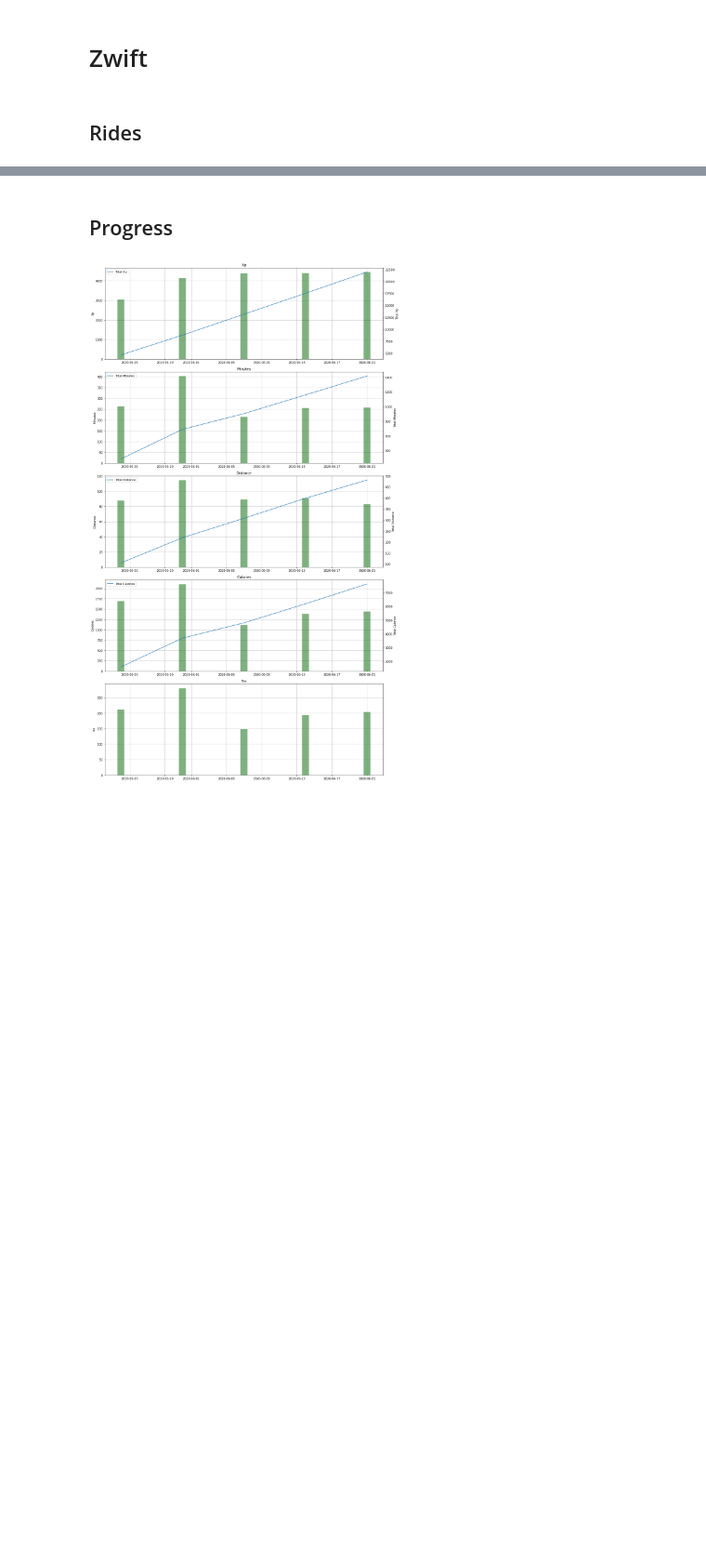
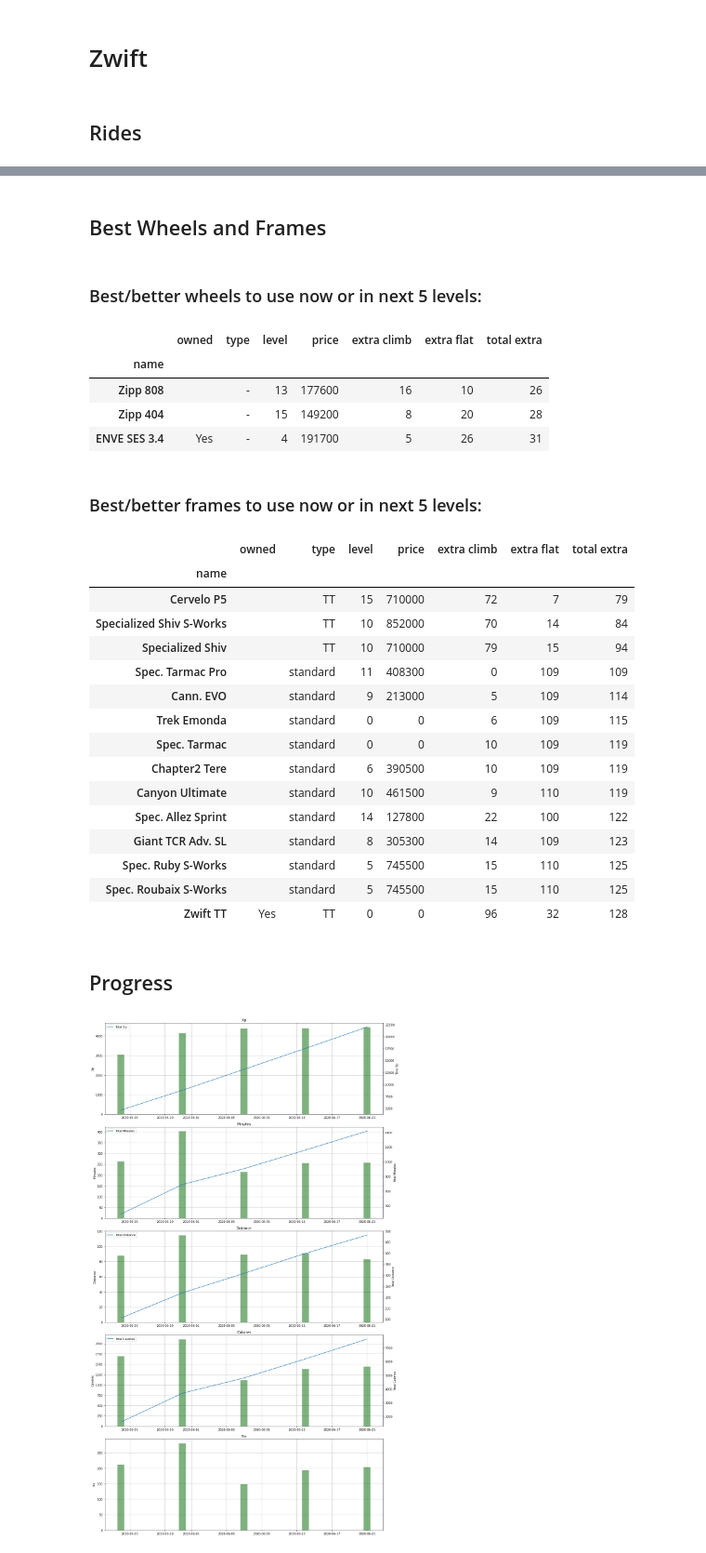
Before and after one commit to bennylp/zwift-training, a Jupyter notebook: zwift-planner.ipynb, the cells around one changed output, grey strips where cells are left out. Shown at 93% size. Cells and saved outputs as stored; diff of their text form; code cells hidden in the pictures; blank space fills up the shorter version.

```diff
--- a/zwift-planner.ipynb
+++ b/zwift-planner.ipynb
@@ -48,3 +52,67 @@ display(rides)
+# %% [markdown]
+## Best Wheels and Frames
+# %%
+def rank_gear(gear, level=None, look_forward_level=2):
+    if level is None:
+        level = my_level
+
+    gears = pd.read_excel(f'{gear}.xlsx')
+    gears = gears[['owned', 'name', 'type', 'level', 'price', 'flat time', 'climb time']]
+    gears = gears.set_index('name')
+    gears['owned'] = gears['owned'].replace(1, 'Yes').fillna('')
+    gears['total time'] = gears['flat time'] + gears['climb time']
+    best_time = gears['total time'].min()
+    best_climb = gears['climb time'].min()
+    best_flat = gears['flat time'].min()
+
+    gears['extra climb'] = gears['climb time'] - best_climb
+    gears['extra flat'] = gears['flat time'] - best_flat
+    gears['total extra'] = gears['extra climb'] + gears['extra flat']
+
+    gears = gears.sort_values('total extra')
+    gears = gears[['owned', 'type', 'level', 'price', 'extra climb',
+                   'extra flat', 'total extra']]
+
+    available_gears = gears[(gears['level'].notnull()) &
+                            (gears['level'] <= level+look_forward_level)]
+    my_gears = gears[ gears['owned'] != '' ]
+    my_best_gear = my_gears.sort_values('total extra').iloc[0]
+
+    available_gears = available_gears[ available_gears['total extra'] <=
+                                       my_best_gear['total extra']]
+
+    display(Markdown(f'### Best/better {gear} to use now or in next {look_forward_level} levels:'))
+    display(available_gears)
+
+    #display(Markdown(f'### Absolute best {gear}:'))
+    #display(gears)
+
+rank_gear('wheels', None, 5)
+rank_gear('frames', None, 5)
+# %% [output]
+### Best/better wheels to use now or in next 5 levels:
+|  | owned | type | level | price | extra climb | extra flat | total extra |
+| name |  |  |  |  |  |  |  |
+| Zipp 808 |  | - | 13 | 177600 | 16 | 10 | 26 |
+| Zipp 404 |  | - | 15 | 149200 | 8 | 20 | 28 |
+| ENVE SES 3.4 | Yes | - | 4 | 191700 | 5 | 26 | 31 |
+### Best/better frames to use now or in next 5 levels:
+|  | owned | type | level | price | extra climb | extra flat | total extra |
+| name |  |  |  |  |  |  |  |
+| Cervelo P5 |  | TT | 15 | 710000 | 72 | 7 | 79 |
+| Specialized Shiv S-Works |  | TT | 10 | 852000 | 70 | 14 | 84 |
+| Specialized Shiv |  | TT | 10 | 710000 | 79 | 15 | 94 |
+| Spec. Tarmac Pro |  | standard | 11 | 408300 | 0 | 109 | 109 |
+| Cann. EVO |  | standard | 9 | 213000 | 5 | 109 | 114 |
+| Trek Emonda |  | standard | 0 | 0 | 6 | 109 | 115 |
+| Spec. Tarmac |  | standard | 0 | 0 | 10 | 109 | 119 |
+| Chapter2 Tere |  | standard | 6 | 390500 | 10 | 109 | 119 |
+| Canyon Ultimate |  | standard | 10 | 461500 | 9 | 110 | 119 |
+| Spec. Allez Sprint |  | standard | 14 | 127800 | 22 | 100 | 122 |
+| Giant TCR Adv. SL |  | standard | 8 | 305300 | 14 | 109 | 123 |
+| Spec. Ruby S-Works |  | standard | 5 | 745500 | 15 | 110 | 125 |
+| Spec. Roubaix S-Works |  | standard | 5 | 745500 | 15 | 110 | 125 |
+| Zwift TT | Yes | TT | 0 | 0 | 96 | 32 | 128 |
 # %% [markdown]
 ## Progress
 # %%
```
Also changed, not shown: parts of 7 cells of this notebook, 4 other files.
